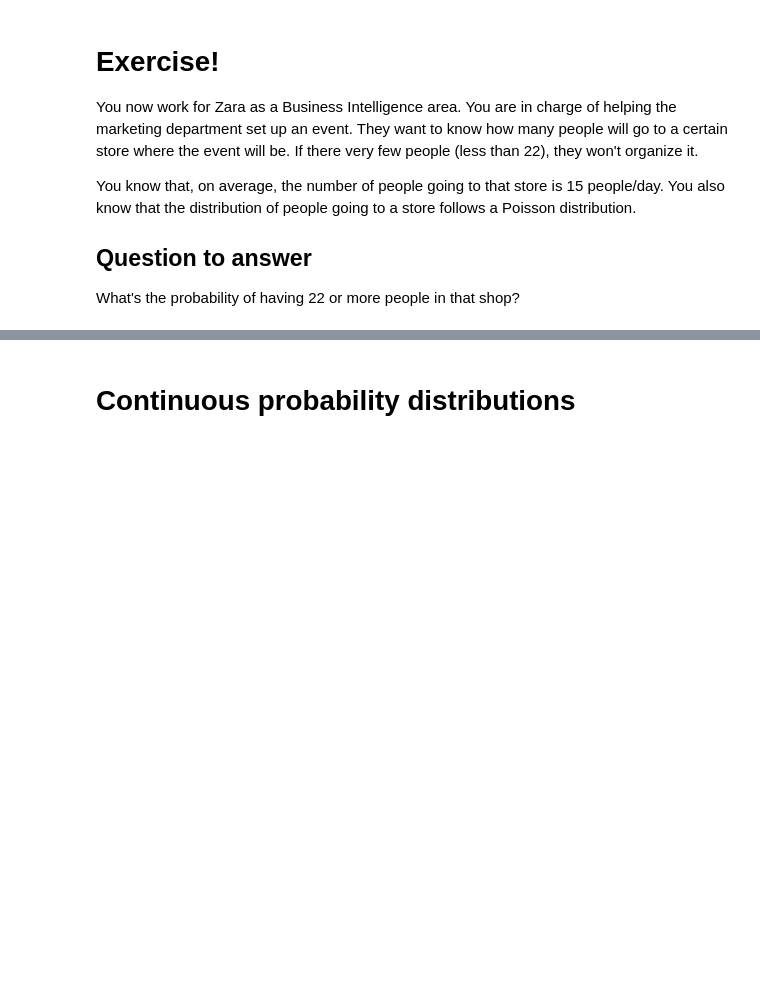
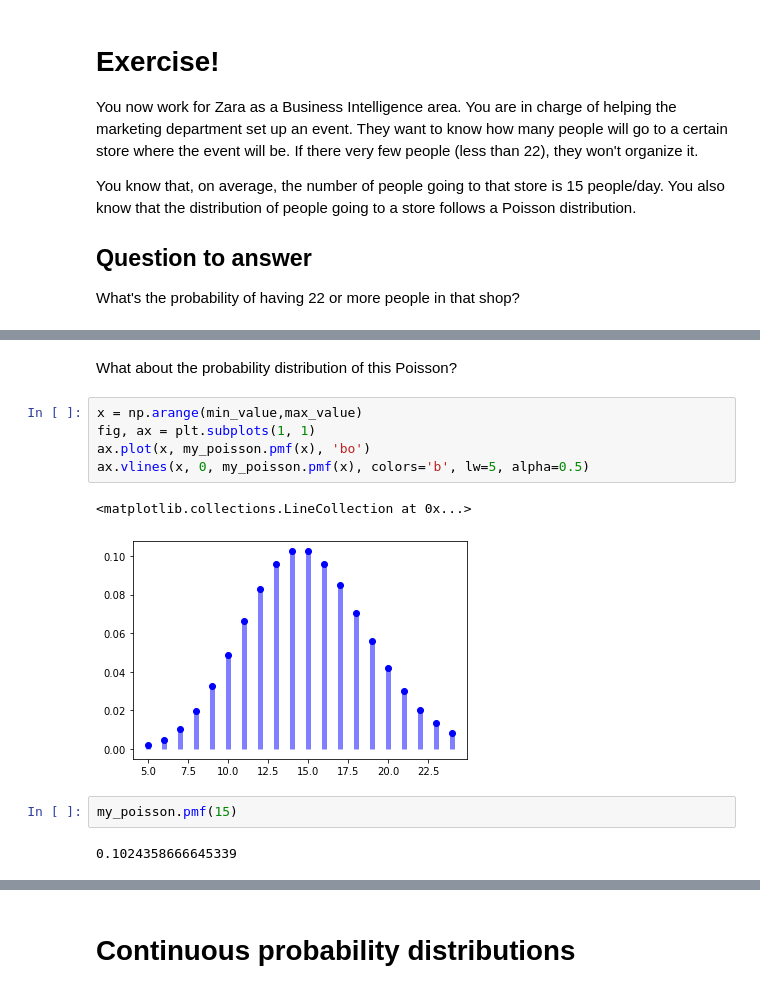
Before and after one commit to Ironhack-Data-Madrid-Febrero-2021/Classroom-Materials, a Jupyter notebook: module-2/4-continuous-probability-distributions.ipynb, the cells around one changed output, grey strips where cells are left out. Cells and saved outputs as stored; diff of their text form; blank space fills up the shorter version.

```diff
--- a/module-2/4-continuous-probability-distributions.ipynb
+++ b/module-2/4-continuous-probability-distributions.ipynb
@@ -32,0 +65,14 @@ What's the probability of having 22 or more people in that shop?
+# %% [markdown]
+What about the probability distribution of this Poisson?
+# %%
+x = np.arange(min_value,max_value)
+fig, ax = plt.subplots(1, 1)
+ax.plot(x, my_poisson.pmf(x), 'bo')
+ax.vlines(x, 0, my_poisson.pmf(x), colors='b', lw=5, alpha=0.5)
+# %% [output]
+<matplotlib.collections.LineCollection at 0x...>
+[figure, added]
+# %%
+my_poisson.pmf(15)
+# %% [output]
+0.1024358666645339
```
Also changed, not shown: parts of 73 cells of this notebook.
